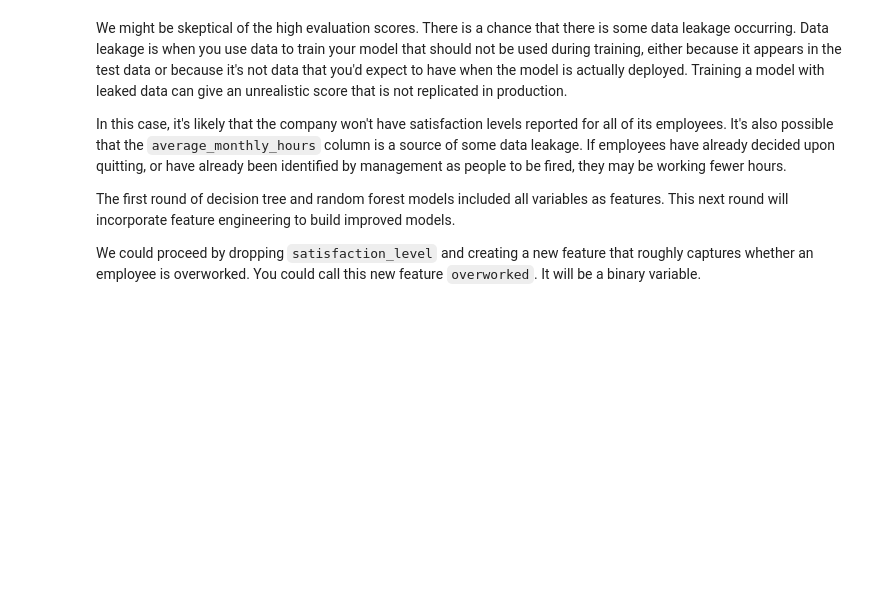
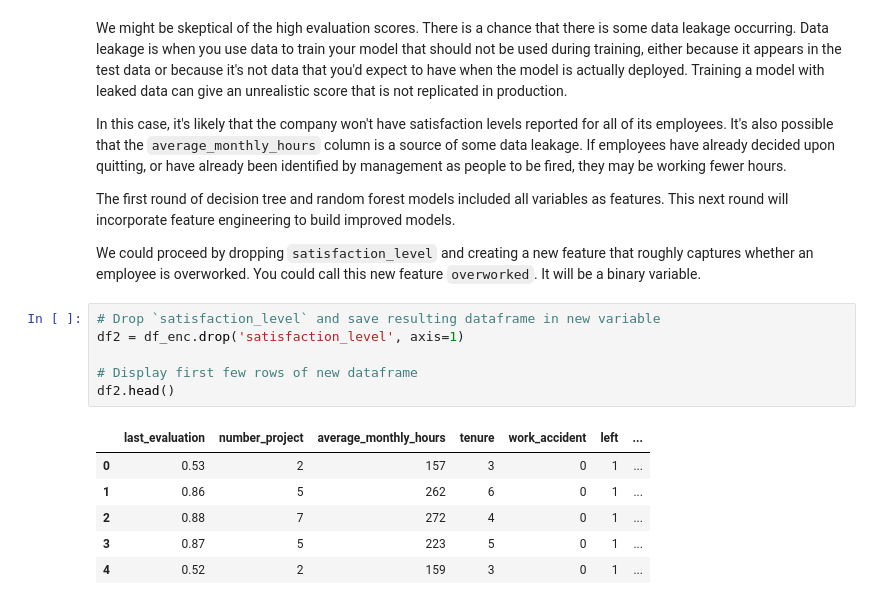
Before and after one commit to Mustafa777Xo/Salifort, a Jupyter notebook: salifort.ipynb, the cells around one changed output. Cells and saved outputs as stored; diff of their text form; blank space fills up the shorter version.

```diff
--- a/salifort.ipynb
+++ b/salifort.ipynb
@@ -742,3 +742,16 @@ In this case, it's likely that the company won't have satisfaction levels report
 The first round of decision tree and random forest models included all variables as features. This next round will incorporate feature engineering to build improved models.
 
 We could proceed by dropping `satisfaction_level` and creating a new feature that roughly captures whether an employee is overworked. You could call this new feature `overworked`. It will be a binary variable.
+# %%
+# Drop `satisfaction_level` and save resulting dataframe in new variable
+df2 = df_enc.drop('satisfaction_level', axis=1)
+
+# Display first few rows of new dataframe
+df2.head()
+# %% [output]
+|  | last_evaluation | number_project | average_monthly_hours | tenure | work_accident | left | ... |
+| 0 | 0.53 | 2 | 157 | 3 | 0 | 1 | ... |
+| 1 | 0.86 | 5 | 262 | 6 | 0 | 1 | ... |
+| 2 | 0.88 | 7 | 272 | 4 | 0 | 1 | ... |
+| 3 | 0.87 | 5 | 223 | 5 | 0 | 1 | ... |
+| 4 | 0.52 | 2 | 159 | 3 | 0 | 1 | ... |
```
Also changed, not shown: parts of 15 cells of this notebook.
